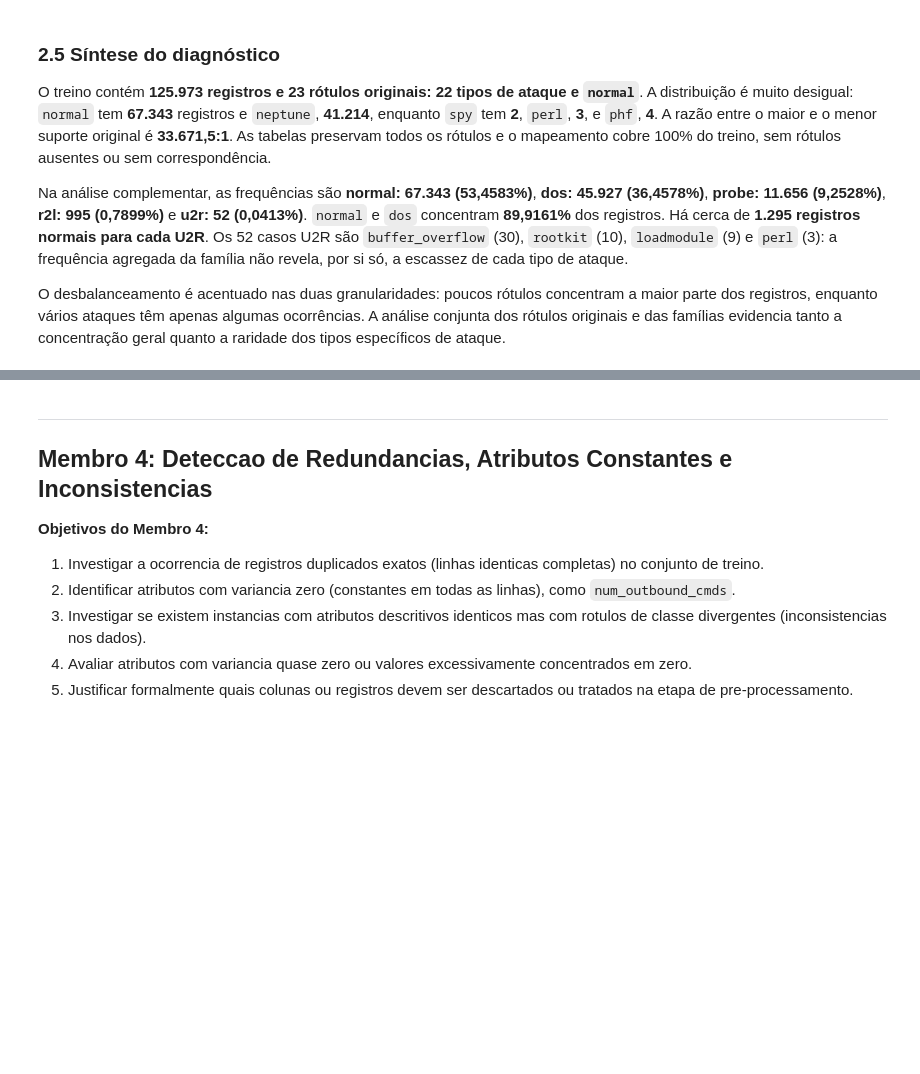
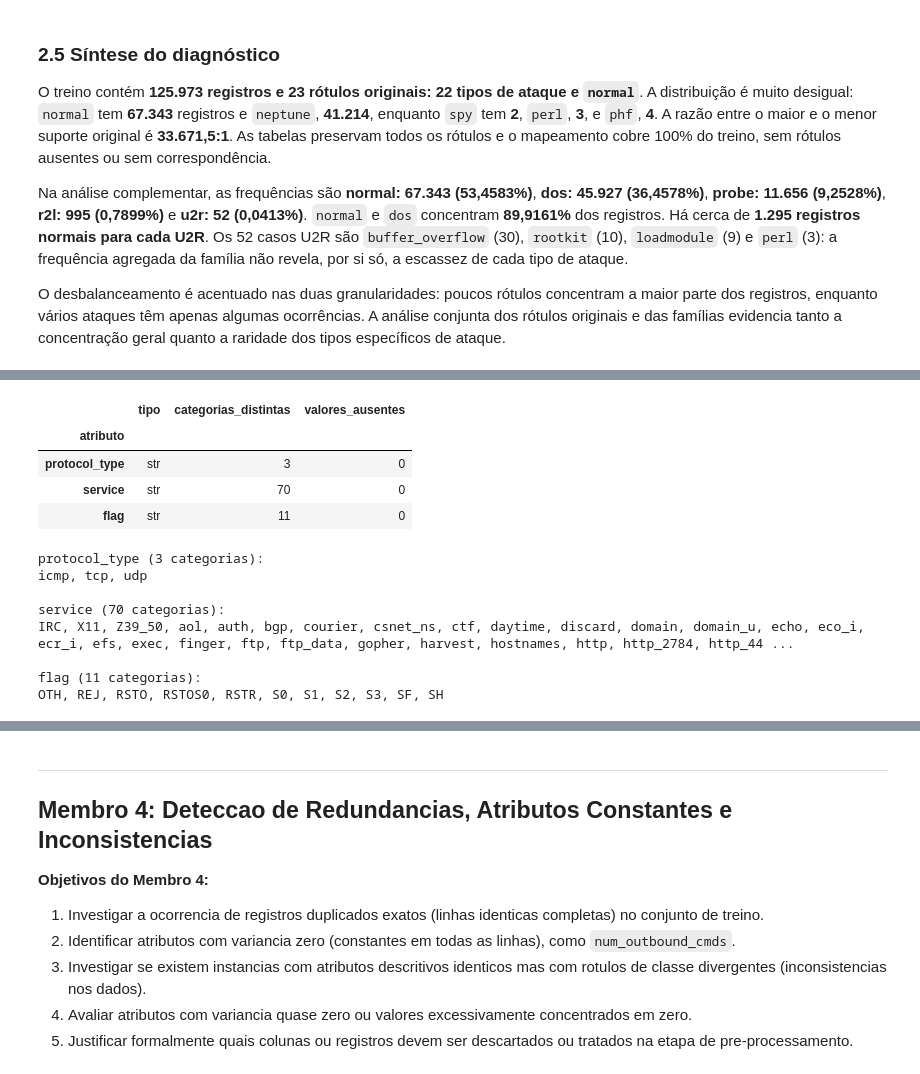
Before and after one commit to matheusmra/tp-ia, a Jupyter notebook: notebooks/01_analise_exploratoria.ipynb, the cells around one changed output, grey strips where cells are left out. Cells and saved outputs as stored; diff of their text form; code cells hidden in the pictures; blank space fills up the shorter version.

```diff
--- a/notebooks/01_analise_exploratoria.ipynb
+++ b/notebooks/01_analise_exploratoria.ipynb
@@ -586,0 +587,28 @@ O desbalanceamento é acentuado nas duas granularidades: poucos rótulos concent
+# %%
+# Seleciona os três atributos categóricos, preservando df_train.
+categoricos_m3 = ["protocol_type", "service", "flag"]
+dados_categoricos_m3 = df_train[categoricos_m3].copy()
+
+cardinalidade_m3 = pd.DataFrame({"tipo": dados_categoricos_m3.dtypes.astype(str),"categorias_distintas": dados_categoricos_m3.nunique(),"valores_ausentes": dados_categoricos_m3.isna().sum(),})
+cardinalidade_m3.index.name = "atributo"
+
+display(cardinalidade_m3)
+
+for atributo in categoricos_m3:
+    categorias = sorted(dados_categoricos_m3[atributo].dropna().unique())
+    print(f"\n{atributo} ({len(categorias)} categorias):")
+    print(", ".join(categorias))
+# %% [output]
+|  | tipo | categorias_distintas | valores_ausentes |
+| atributo |  |  |  |
+| protocol_type | str | 3 | 0 |
+| service | str | 70 | 0 |
+| flag | str | 11 | 0 |
+protocol_type (3 categorias):
+icmp, tcp, udp
+
+service (70 categorias):
+IRC, X11, Z39_50, aol, auth, bgp, courier, csnet_ns, ctf, daytime, discard, domain, domain_u, echo, eco_i, ecr_i, efs, exec, finger, ftp, ftp_data, gopher, harvest, hostnames, http, http_2784, http_44 ...
+
+flag (11 categorias):
+OTH, REJ, RSTO, RSTOS0, RSTR, S0, S1, S2, S3, SF, SH
```
Also changed, not shown: parts of 12 cells of this notebook.
